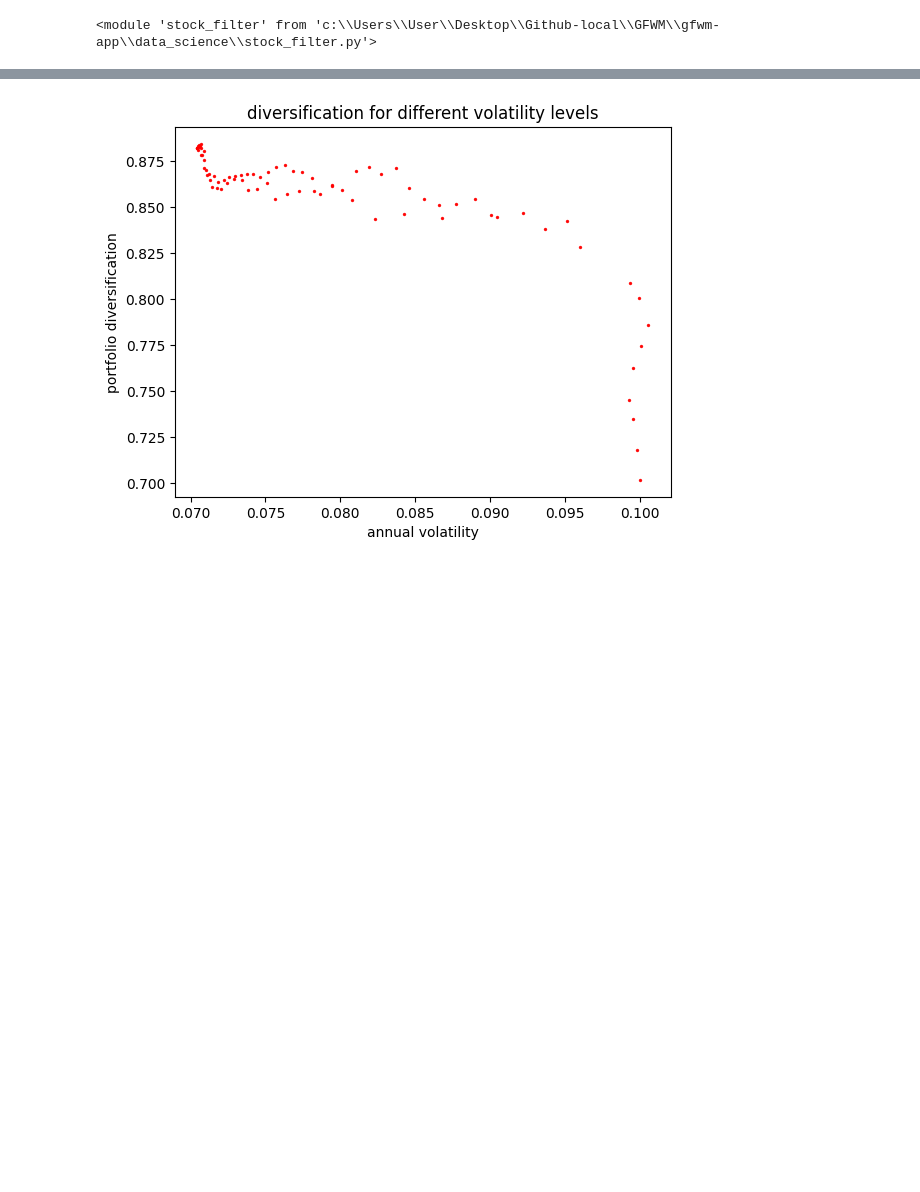
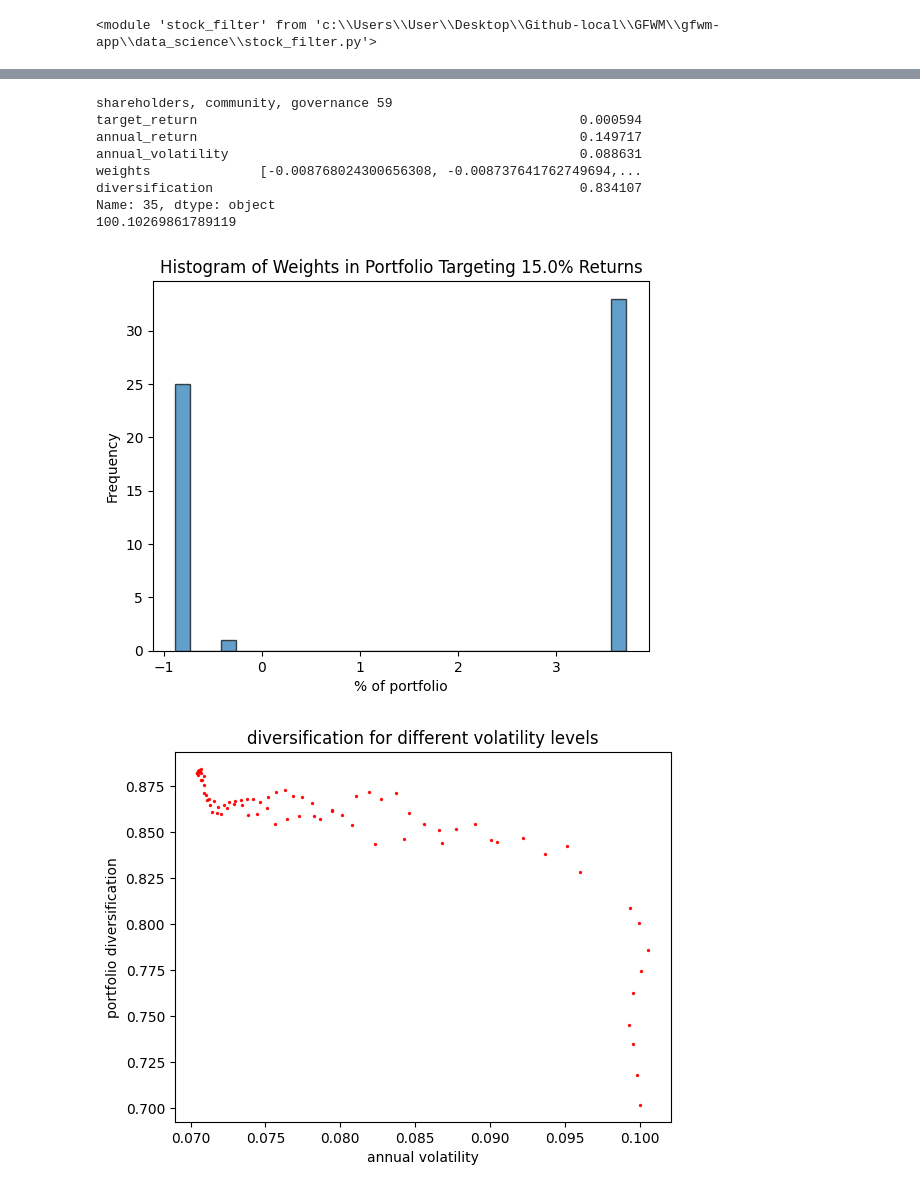
Before and after one commit to Green-Future-Wealth-Management-MQP-2024/GFWM, a Jupyter notebook: gfwm-app/data_science/quant/markowitz_plots.ipynb, the cells around one changed output, grey strips where cells are left out. Saved outputs shown, nothing was run; the diff lists cells and outputs as text; code cells hidden in the pictures; blank space fills up the shorter version.

```diff
--- a/gfwm-app/data_science/quant/markowitz_plots.ipynb
+++ b/gfwm-app/data_science/quant/markowitz_plots.ipynb
@@ -271 +402,59 @@ plt.show()
+# %%
+'''
+story part 4:
+compare tickers in that combination vs voo
+'''
+#compare bar graphs of sp500 weights vs esg weights
+#show top 10 tickers by esg weight vs which are top 10 in voo
+
+user_preferences_dict = {}
+for factor in factors:
+    if factor in specific_combination:
+        user_preferences_dict[factor] = 10
+    else:
+        user_preferences_dict[factor] = np.random.choice([0, 5])
+
+tickers = stock_filter.filter_stocks(user_preferences_dict, tickers_only=True)
+
+# keep tickers for which we have price data
+tickers = list(set(tickers) & set(unique_tickers))
+
+print(combination, len(tickers))
+
+# select relevant price and covariance data
+price_data = all_price_data[tickers]
+
+optimal_portfolios_for_specific_combination = markowitz_optimization.calculate_optimal_portfolios(opt.matrix(price_data.mean(axis=0)),
+                                                                             opt.matrix(entire_cov_matrix.loc[tickers, tickers].to_numpy()),
+                                                                             target_returns,
+                                                                             annual_risk_free_rate,
+                                                                             bounds=[0.25/n, 4.0/n])
+
+optimal_portfolios_for_specific_combination_sorted = optimal_portfolios_for_specific_combination.sort_values(by='annual_return',
+                                                                                                             ascending= True)
+
+closest_portfolio = optimal_portfolios_for_specific_combination_sorted.loc[
+    (optimal_portfolios_for_specific_combination_sorted['annual_return'] - target_return).abs().idxmin()]
+
+closest_portfolio_weights = closest_portfolio['weights'] * 100
+
+print(closest_portfolio)
+
+print(sum(closest_portfolio_weights))
+
+plt.hist(closest_portfolio_weights, bins=30, edgecolor='black', alpha=0.7)
+plt.xlabel('% of portfolio')
+plt.ylabel('Frequency')
+plt.title(f'Histogram of Weights in Portfolio Targeting {target_return * 100}% Returns')
+plt.show()
+# %% [output]
+shareholders, community, governance 59
+target_return                                                 0.000594
+annual_return                                                 0.149717
+annual_volatility                                             0.088631
+weights              [-0.008768024300656308, -0.008737641762749694,...
+diversification                                               0.834107
+Name: 35, dtype: object
+100.10269861789119
+[figure, added]
 # %%
```
Also changed, not shown: parts of 8 cells of this notebook, 1 other file.
